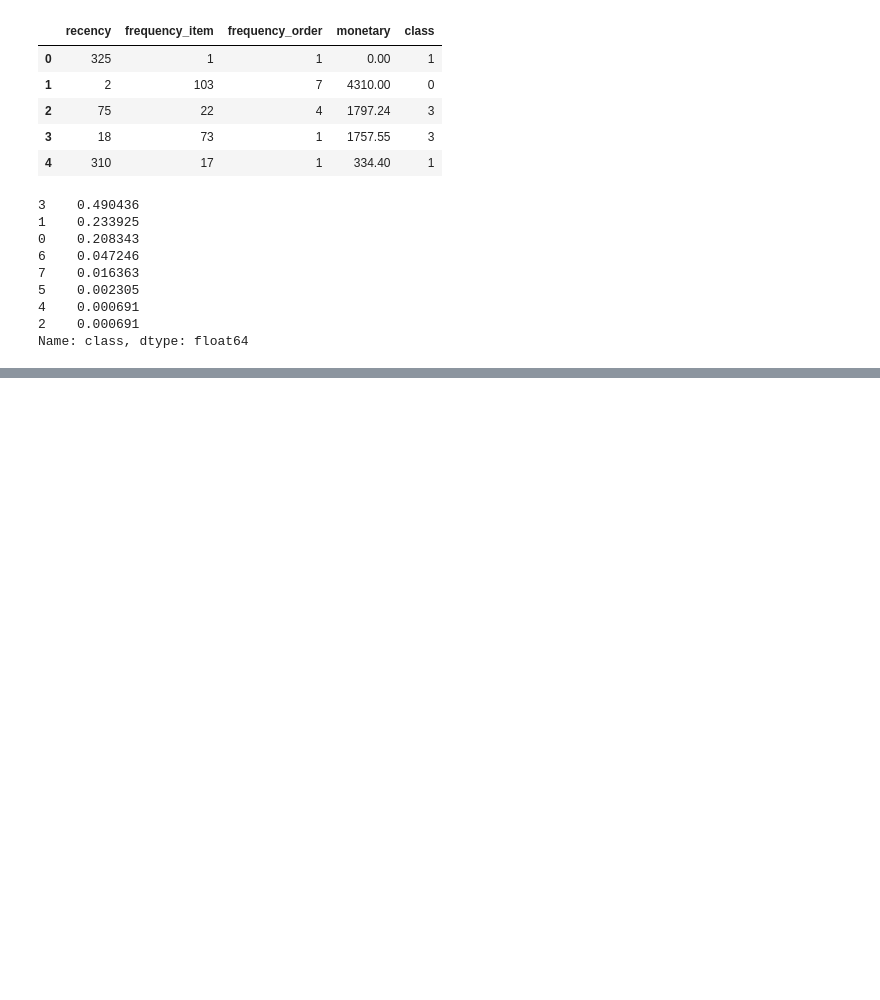
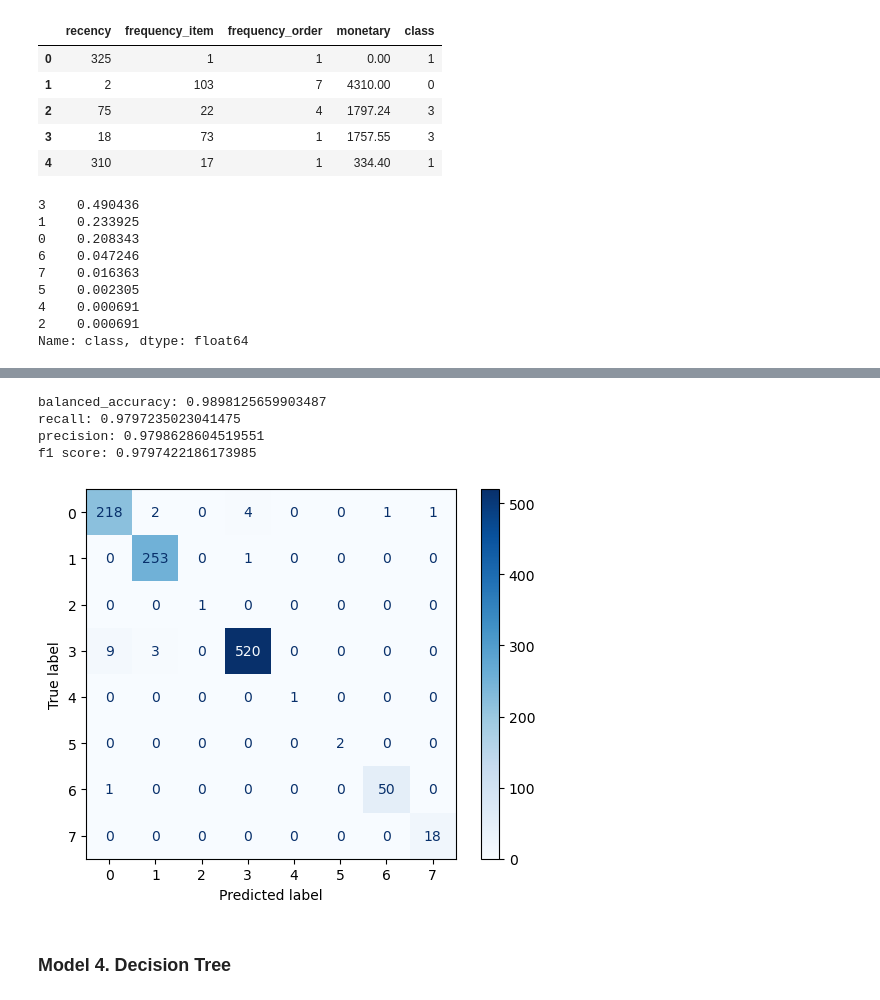
Before and after one commit to blueran21/Customer-Segmentation-in-E-Commerce, a Jupyter notebook: code/4_Customer_Classification.ipynb, the cells around one changed output, grey strips where cells are left out. Cells and saved outputs as stored; diff of their text form; code cells hidden in the pictures; blank space fills up the shorter version.

```diff
--- a/code/4_Customer_Classification.ipynb
+++ b/code/4_Customer_Classification.ipynb
@@ -112,0 +150,28 @@ f1 score: 0.9869239310736021
+# %%
+pipe_knn = Pipeline(steps = [
+    ('scale', StandardScaler()),
+    ('model', KNeighborsClassifier())
+])
+# %%
+params_knn = {
+    'model__n_neighbors': [*range(1, 50, 1)],
+    'model__metric': ['euclidean', 'manhattan'],
+    'model__weights': ['uniform', 'distance'],
+    'model__p': [1, 2, 3]
+}
+
+gs_knn = GridSearchCV(pipe_knn, param_grid = params_knn, cv = 5, scoring = 'balanced_accuracy')
+
+gs_knn.fit(X_train, y_train)
+
+preds_knn = gs_knn.predict(X_test)
+
+scores.append(evaluation(X_test, y_test, preds_knn, gs_knn))
+# %% [output]
+balanced_accuracy: 0.9898125659903487
+recall: 0.9797235023041475
+precision: 0.9798628604519551
+f1 score: 0.9797422186173985
+[figure, added]
+# %% [markdown]
+### Model 4. Decision Tree
```
Also changed, not shown: parts of 37 cells of this notebook, 3 other files.
